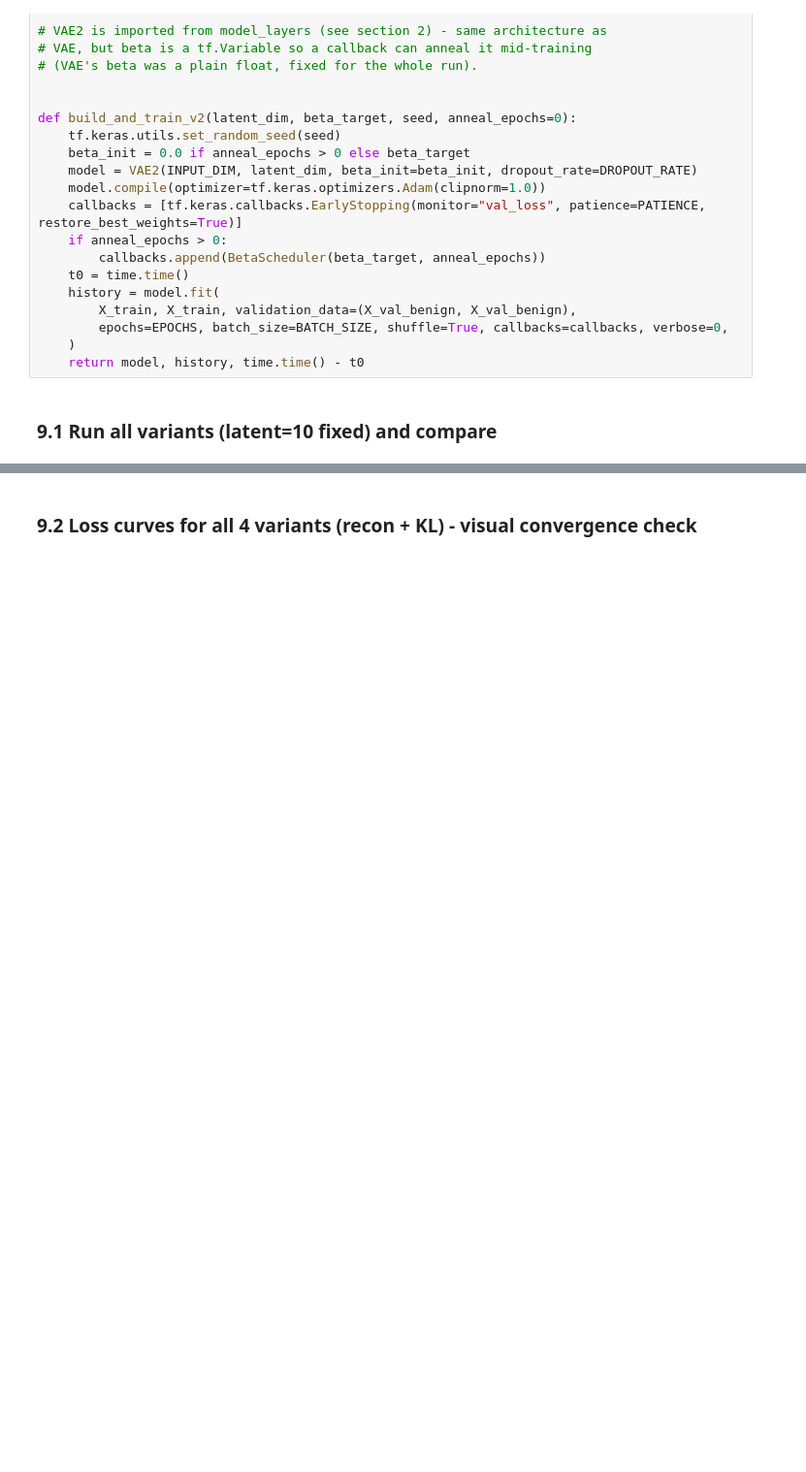
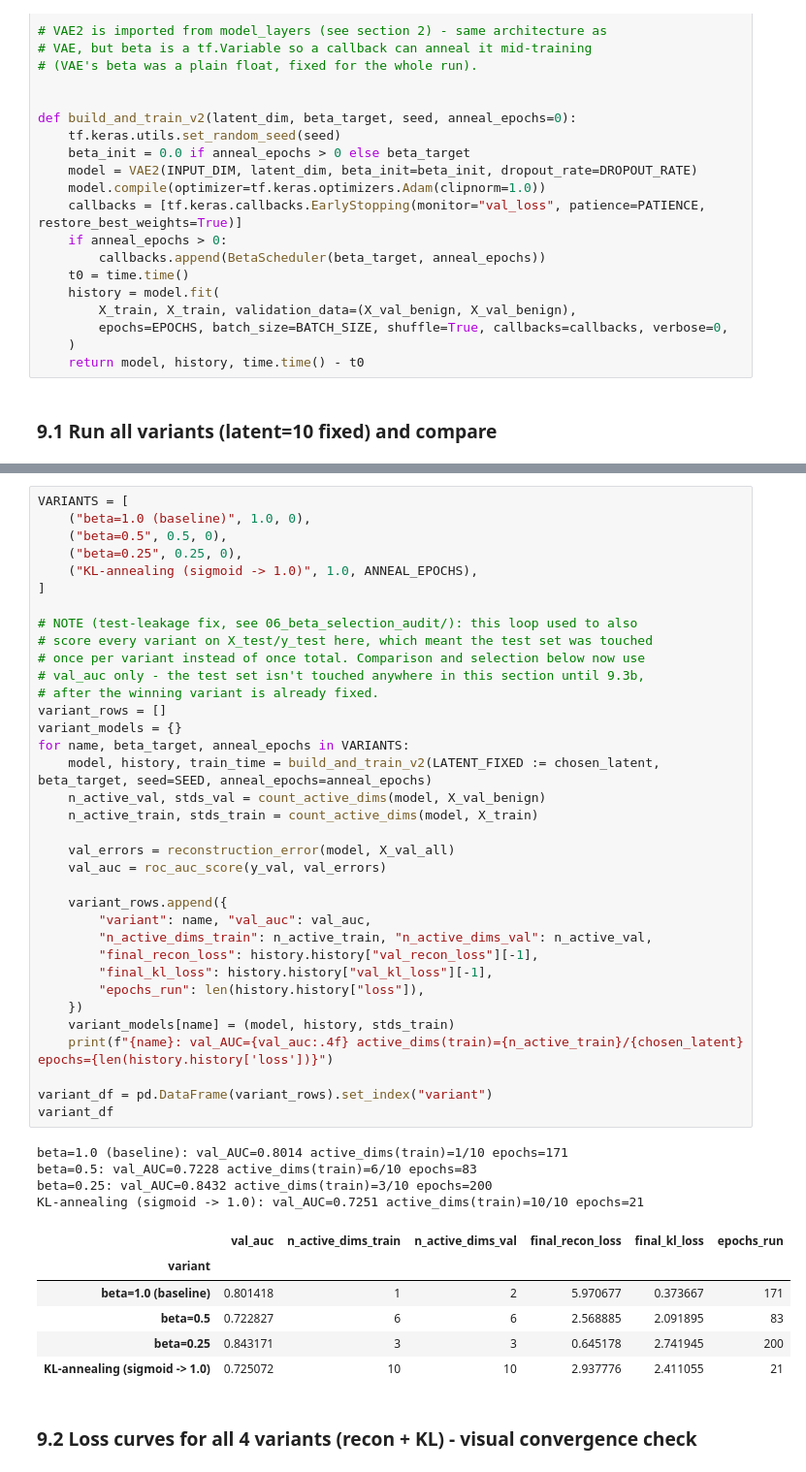
Before and after one commit to mustafag63/DL-Based-NIDS, a Jupyter notebook: phase3_vae/phase3_vae_autoencoder.ipynb, the cells around one changed output, grey strips where cells are left out. Shown at 97% size. Cells and saved outputs as stored; diff of their text form; blank space fills up the shorter version.

```diff
--- a/phase3_vae/phase3_vae_autoencoder.ipynb
+++ b/phase3_vae/phase3_vae_autoencoder.ipynb
@@ -532,3 +482,49 @@ KL-annealing (sigmoid -> 1.0): val_AUC=0.7251 test_AUC=0.8929 test_F1=0.8471 act
+# %%
+VARIANTS = [
+    ("beta=1.0 (baseline)", 1.0, 0),
+    ("beta=0.5", 0.5, 0),
+    ("beta=0.25", 0.25, 0),
+    ("KL-annealing (sigmoid -> 1.0)", 1.0, ANNEAL_EPOCHS),
+]
+
+# NOTE (test-leakage fix, see 06_beta_selection_audit/): this loop used to also
+# score every variant on X_test/y_test here, which meant the test set was touched
+# once per variant instead of once total. Comparison and selection below now use
+# val_auc only - the test set isn't touched anywhere in this section until 9.3b,
+# after the winning variant is already fixed.
+variant_rows = []
+variant_models = {}
+for name, beta_target, anneal_epochs in VARIANTS:
+    model, history, train_time = build_and_train_v2(LATENT_FIXED := chosen_latent, beta_target, seed=SEED, anneal_epochs=anneal_epochs)
+    n_active_val, stds_val = count_active_dims(model, X_val_benign)
+    n_active_train, stds_train = count_active_dims(model, X_train)
+
+    val_errors = reconstruction_error(model, X_val_all)
+    val_auc = roc_auc_score(y_val, val_errors)
+
+    variant_rows.append({
+        "variant": name, "val_auc": val_auc,
+        "n_active_dims_train": n_active_train, "n_active_dims_val": n_active_val,
+        "final_recon_loss": history.history["val_recon_loss"][-1],
+        "final_kl_loss": history.history["val_kl_loss"][-1],
+        "epochs_run": len(history.history["loss"]),
+    })
+    variant_models[name] = (model, history, stds_train)
+    print(f"{name}: val_AUC={val_auc:.4f} active_dims(train)={n_active_train}/{chosen_latent} epochs={len(history.history['loss'])}")
+
+variant_df = pd.DataFrame(variant_rows).set_index("variant")
+variant_df
+# %% [output]
+beta=1.0 (baseline): val_AUC=0.8014 active_dims(train)=1/10 epochs=171
+beta=0.5: val_AUC=0.7228 active_dims(train)=6/10 epochs=83
+beta=0.25: val_AUC=0.8432 active_dims(train)=3/10 epochs=200
+KL-annealing (sigmoid -> 1.0): val_AUC=0.7251 active_dims(train)=10/10 epochs=21
+|  | val_auc | n_active_dims_train | n_active_dims_val | final_recon_loss | final_kl_loss | epochs_run |
+| variant |  |  |  |  |  |  |
+| beta=1.0 (baseline) | 0.801418 | 1 | 2 | 5.970677 | 0.373667 | 171 |
+| beta=0.5 | 0.722827 | 6 | 6 | 2.568885 | 2.091895 | 83 |
+| beta=0.25 | 0.843171 | 3 | 3 | 0.645178 | 2.741945 | 200 |
+| KL-annealing (sigmoid -> 1.0) | 0.725072 | 10 | 10 | 2.937776 | 2.411055 | 21 |
 # %% [markdown]
 ### 9.2 Loss curves for all 4 variants (recon + KL) - visual convergence check
 # %%
```
Also changed, not shown: parts of 10 cells of this notebook, 50 other files.
